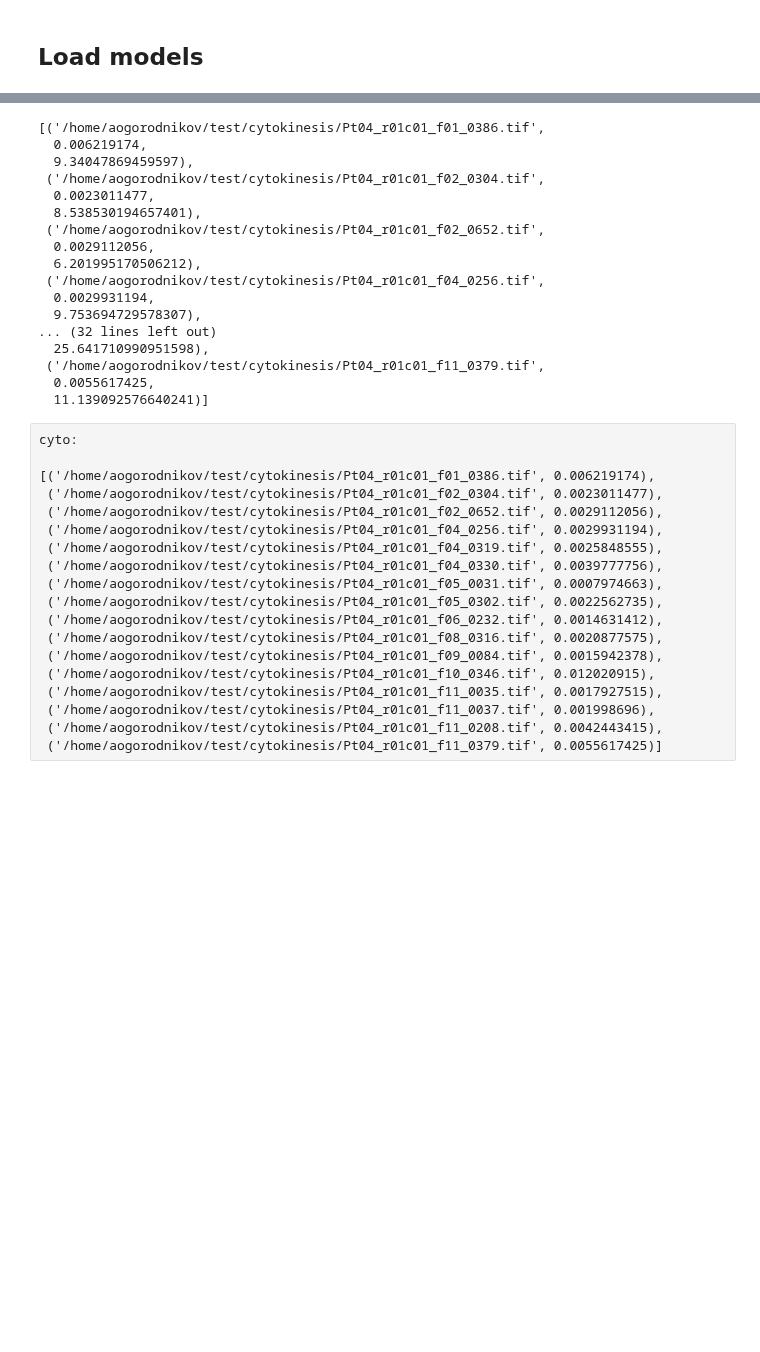
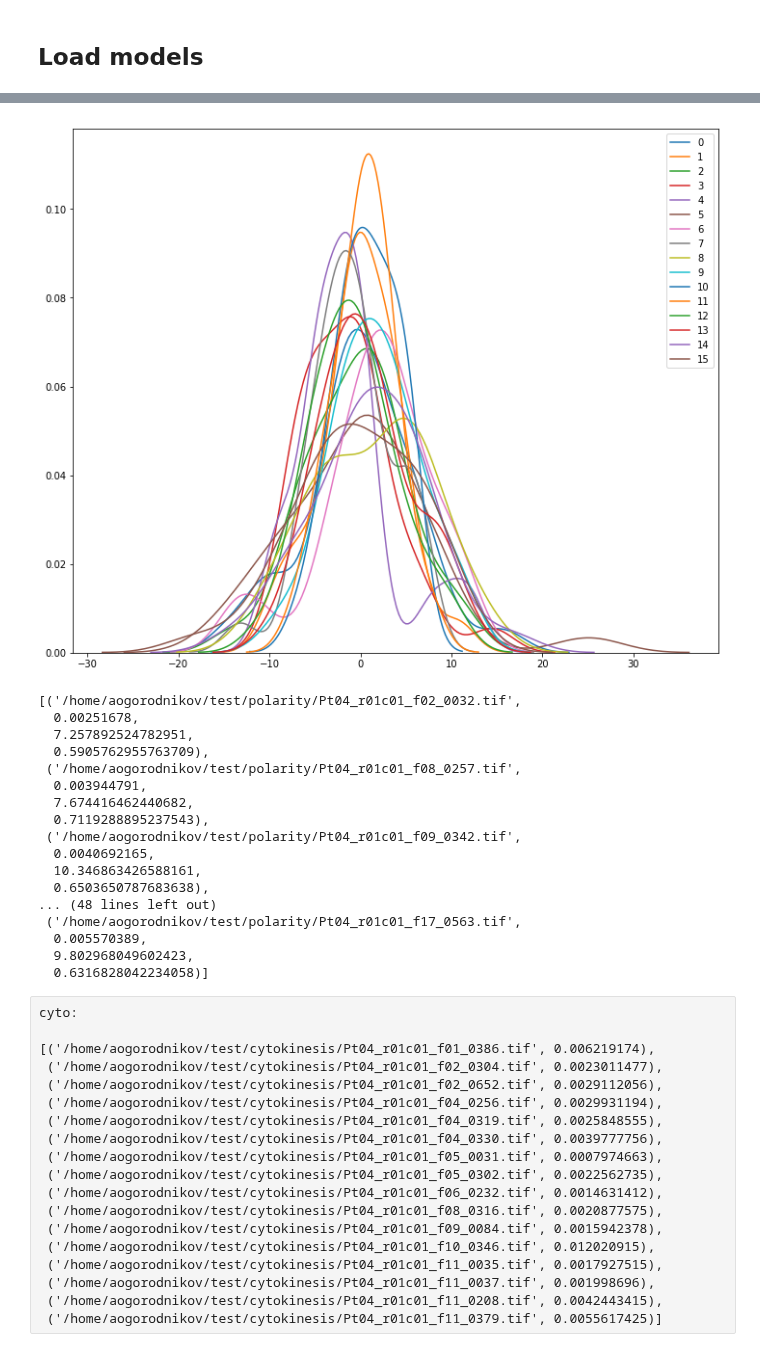
Before and after one commit to Gvaihir/image_sudoku, a Jupyter notebook: aae_filter_test.ipynb, the cells around one changed output, grey strips where cells are left out. Saved outputs shown, nothing was run; the diff lists cells and outputs as text; code cells hidden in the pictures; blank space fills up the shorter version.

Commit message:
finished test of acae filter

```diff
--- a/aae_filter_test.ipynb
+++ b/aae_filter_test.ipynb
@@ -188,23 +202,31 @@ shit  = [kld_batch(x, latent_dim) for x in fake_latent]
+# %%
+df = list(zip(data_in.filepaths[:17],fake_latent))
+fig, ax = plt.subplots(figsize=(12, 10))
+for l in range(len(df)):
+    to_plot = df[l][1]
+    g = sns.distplot(to_plot, hist=False, label=l)
+# %% [output]
+[figure, added]
 # %%
-list(zip(data_in.filepaths[:17],lol, shit))
+list(zip(data_in.filepaths[:17],lol, shit, shit_jsd))
 # %% [output]
-[('/home/aogorodnikov/test/cytokinesis/Pt04_r01c01_f01_0386.tif',
-  0.006219174,
-  9.34047869459597),
- ('/home/aogorodnikov/test/cytokinesis/Pt04_r01c01_f02_0304.tif',
-  0.0023011477,
-  8.538530194657401),
- ('/home/aogorodnikov/test/cytokinesis/Pt04_r01c01_f02_0652.tif',
-  0.0029112056,
-  6.201995170506212),
- ('/home/aogorodnikov/test/cytokinesis/Pt04_r01c01_f04_0256.tif',
-  0.0029931194,
-  9.753694729578307),
-... (32 lines left out)
-  25.641710990951598),
- ('/home/aogorodnikov/test/cytokinesis/Pt04_r01c01_f11_0379.tif',
-  0.0055617425,
-  11.139092576640241)]
+[('/home/aogorodnikov/test/polarity/Pt04_r01c01_f02_0032.tif',
+  0.00251678,
+  7.257892524782951,
+  0.5905762955763709),
+ ('/home/aogorodnikov/test/polarity/Pt04_r01c01_f08_0257.tif',
+  0.003944791,
+  7.674416462440682,
+  0.7119288895237543),
+ ('/home/aogorodnikov/test/polarity/Pt04_r01c01_f09_0342.tif',
+  0.0040692165,
+  10.346863426588161,
+  0.6503650787683638),
+... (48 lines left out)
+ ('/home/aogorodnikov/test/polarity/Pt04_r01c01_f17_0563.tif',
+  0.005570389,
+  9.802968049602423,
+  0.6316828042234058)]
 # %% [raw]
 cyto:
 
```
Also changed, not shown: parts of 8 cells of this notebook, 1 other file.
